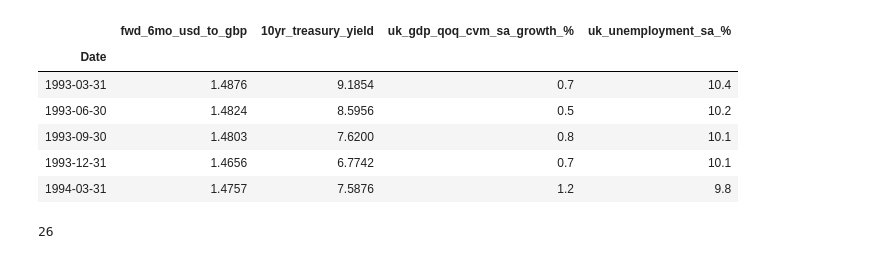
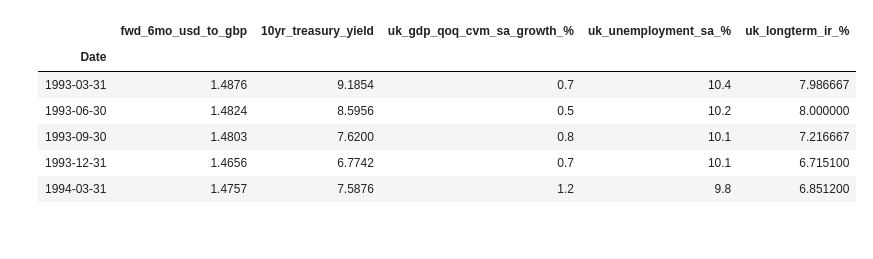
Before and after one commit to nqabell89/Multivariate-Time-Series-Forecast-of-FTSE-100-via-Economic-Indicators, a Jupyter notebook: Index.ipynb, the cells around one changed output. Drawn from its saved outputs; the diff is of its cells as text; code cells hidden in the pictures.

```diff
--- a/Index.ipynb
+++ b/Index.ipynb
@@ -12,26 +14,26 @@ quandl.ApiConfig.api_key = quandl_api_key
 # %%
 # Create dataframe, retrieve UK economic data, merge, and rename columns
 df = quandl.get('BOE/XUDLDS6') # USD to GBP, 6-month forward exchange rate
 df.rename(columns = {'Value':'fwd_6mo_usd_to_gbp'}, inplace = True)
 
 df = pd.merge(df, quandl.get('BOE/IUDMNIF'), left_index = True, right_index = True) # 10yr nominal implied forward treasury yield, %
 df.rename(columns = {'Value':'10yr_treasury_yield'}, inplace = True)
 
 df = pd.merge(df, quandl.get('UKONS/IHYQ_Q'), left_index = True, right_index = True) # QOQ GDP Growth, CVM SA
 df.rename(columns = {'Value':'uk_gdp_qoq_cvm_sa_growth_%'}, inplace = True)
 
 df = pd.merge(df, quandl.get('UKONS/ZXDW_Q'), left_index = True, right_index = True) # Quarterly SA UK Unemployment Rate
 df.rename(columns = {'Value':'uk_unemployment_sa_%'}, inplace = True)
+
+df = pd.merge(df, quandl.get('OECD/MEI_FIN_IRLT_GBR_Q'), left_index = True, right_index = True) # Quarterly UK Long Term Interest Rate
+df.rename(columns = {'Value':'uk_longterm_ir_%'}, inplace = True)
+
 df.head()
 # %% [output]
-|  | fwd_6mo_usd_to_gbp | 10yr_treasury_yield | uk_gdp_qoq_cvm_sa_growth_% | uk_unemployment_sa_% |
-| Date |  |  |  |  |
-| 1993-03-31 | 1.4876 | 9.1854 | 0.7 | 10.4 |
-| 1993-06-30 | 1.4824 | 8.5956 | 0.5 | 10.2 |
-| 1993-09-30 | 1.4803 | 7.6200 | 0.8 | 10.1 |
-| 1993-12-31 | 1.4656 | 6.7742 | 0.7 | 10.1 |
-| 1994-03-31 | 1.4757 | 7.5876 | 1.2 | 9.8 |
+|  | fwd_6mo_usd_to_gbp | 10yr_treasury_yield | uk_gdp_qoq_cvm_sa_growth_% | uk_unemployment_sa_% | uk_longterm_ir_% |
+| Date |  |  |  |  |  |
+| 1993-03-31 | 1.4876 | 9.1854 | 0.7 | 10.4 | 7.986667 |
+| 1993-06-30 | 1.4824 | 8.5956 | 0.5 | 10.2 | 8.000000 |
+| 1993-09-30 | 1.4803 | 7.6200 | 0.8 | 10.1 | 7.216667 |
+| 1993-12-31 | 1.4656 | 6.7742 | 0.7 | 10.1 | 6.715100 |
+| 1994-03-31 | 1.4757 | 7.5876 | 1.2 | 9.8 | 6.851200 |
-# %%
-df['uk_import_annual_%_change'].notnull().sum()
-# %% [output]
-26
```
Also changed, not shown: parts of 9 cells of this notebook, 1 other file.
